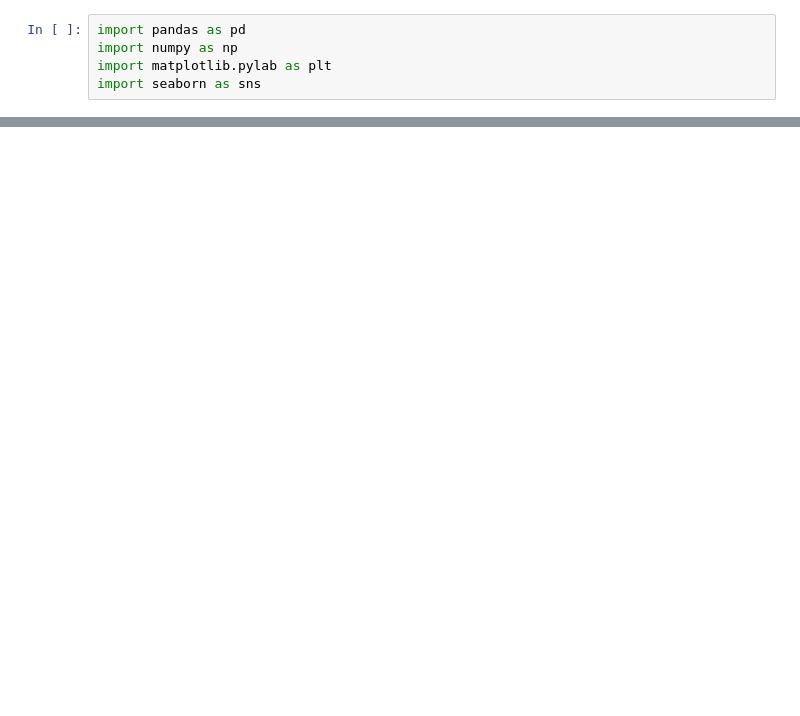
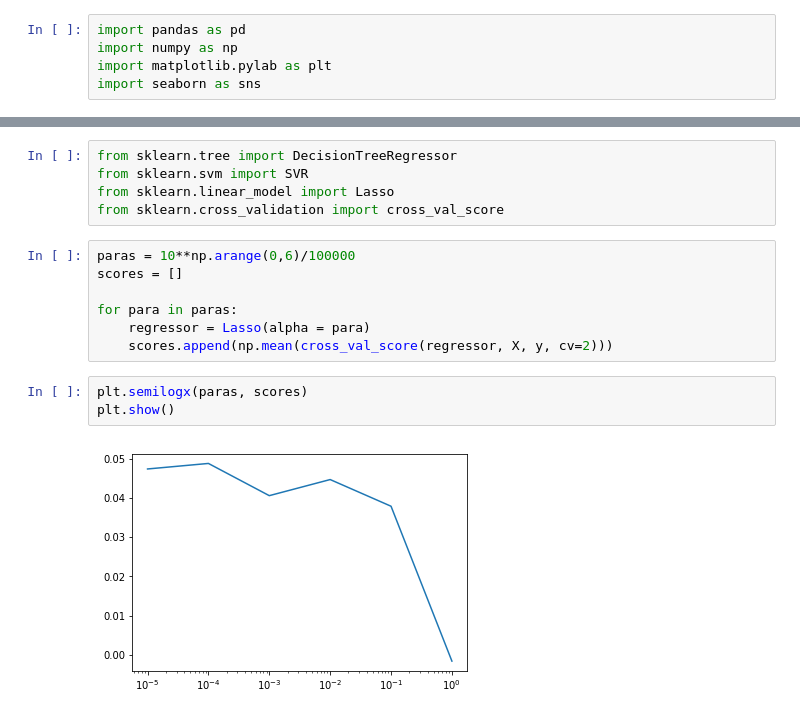
Before and after one commit to ShunChi100/Value_investing_analysis, a Jupyter notebook: src/Untitled.ipynb, the cells around one changed output, grey strips where cells are left out. Cells and saved outputs as stored; diff of their text form; blank space fills up the shorter version.

```diff
--- a/src/Untitled.ipynb
+++ b/src/Untitled.ipynb
@@ -29,0 +94,17 @@ plt.show()
+# %%
+from sklearn.tree import DecisionTreeRegressor
+from sklearn.svm import SVR
+from sklearn.linear_model import Lasso
+from sklearn.cross_validation import cross_val_score
+# %%
+paras = 10**np.arange(0,6)/100000
+scores = []
+
+for para in paras:
+    regressor = Lasso(alpha = para)
+    scores.append(np.mean(cross_val_score(regressor, X, y, cv=2)))
+# %%
+plt.semilogx(paras, scores)
+plt.show()
+# %% [output]
+[figure, added]
```
Also changed, not shown: parts of 14 cells of this notebook, 2 other files.
